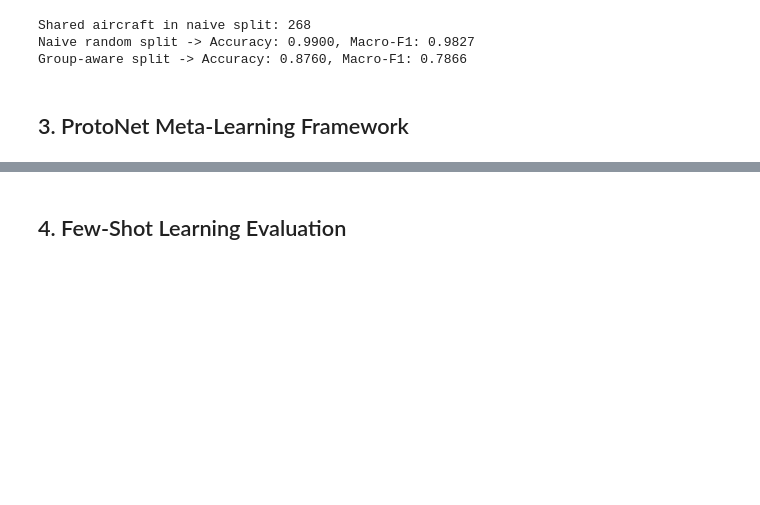
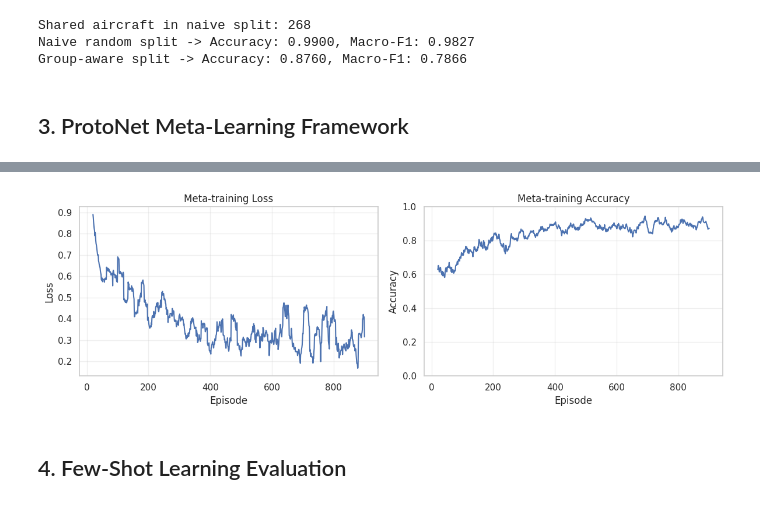
Before and after one commit to iamnaymur/ml_meta_learning, a Jupyter notebook: Updated_MetaLearning_ADSB_Dataset.ipynb, the cells around one changed output, grey strips where cells are left out. Saved outputs shown, nothing was run; the diff lists cells and outputs as text; code cells hidden in the pictures; blank space fills up the shorter version.

```diff
--- a/Updated_MetaLearning_ADSB_Dataset.ipynb
+++ b/Updated_MetaLearning_ADSB_Dataset.ipynb
@@ -970,3 +1249,40 @@ Best validation accuracy: 0.8193
+# %%
+
+# ============================================================
+# Original MLP — Meta-Training Loss and Accuracy Graphs
+# ============================================================
+
+import matplotlib.pyplot as plt
+
+fig, axes = plt.subplots(1, 2, figsize=(12, 4))
+
+# Meta-training Loss
+axes[0].plot(
+    hist_df["Episode"],
+    hist_df["Loss"].rolling(20).mean()
+)
+
+axes[0].set_title("Meta-training Loss")
+axes[0].set_xlabel("Episode")
+axes[0].set_ylabel("Loss")
+axes[0].grid(True, alpha=0.3)
+
+# Meta-training Accuracy
+axes[1].plot(
+    hist_df["Episode"],
+    hist_df["Accuracy"].rolling(20).mean()
+)
+
+axes[1].set_title("Meta-training Accuracy")
+axes[1].set_xlabel("Episode")
+axes[1].set_ylabel("Accuracy")
+axes[1].set_ylim(0, 1)
+axes[1].grid(True, alpha=0.3)
+
+plt.tight_layout()
+plt.show()
+# %% [output]
+[figure, added]
 # %% [markdown]
 ## 4. Few-Shot Learning Evaluation
 # %%
```
Also changed, not shown: parts of 41 cells of this notebook.
